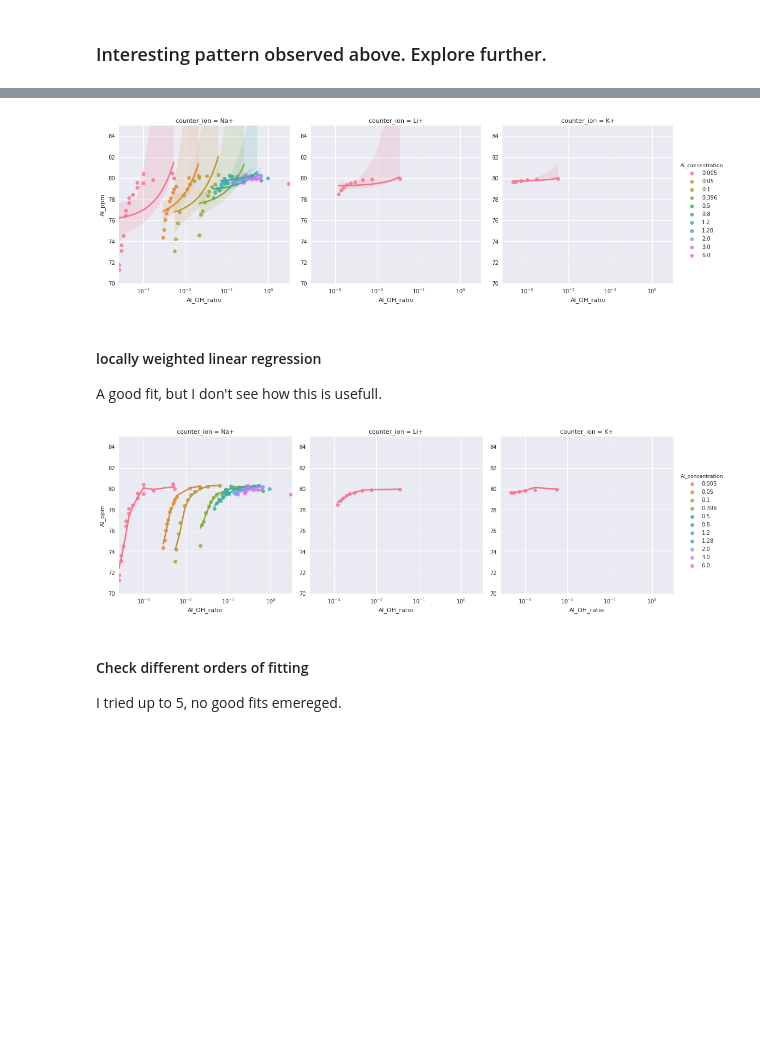
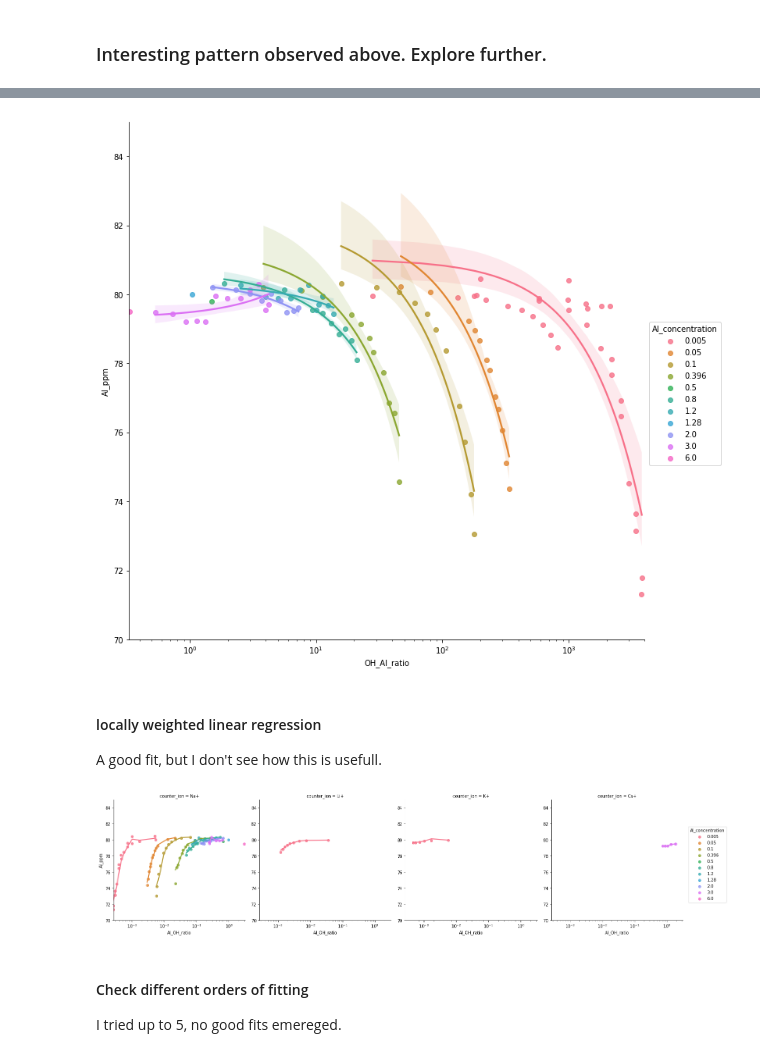
Before and after one commit to biggstd/pyluminate, a Jupyter notebook: notebooks/Al Review Figures.ipynb, the cells around one changed output, grey strips where cells are left out. Cells and saved outputs as stored; diff of their text form; code cells hidden in the pictures; blank space fills up the shorter version.

Commit message:
added plots

```diff
--- a/notebooks/Al Review Figures.ipynb
+++ b/notebooks/Al Review Figures.ipynb
@@ -13,7 +14,9 @@ import sys
 # %%
 # import the data collected
 # This data was organized on a google spreadsheet
-data_path = "/home/tylerbiggs/git/pyluminate/data/al_nmr_data.csv"
+# data_path = "/home/tylerbiggs/git/pyluminate/data/al_nmr_data.csv"
+data_path = r"C:\Users\Tyler\Documents\pyluminate/data/al_nmr_data.csv"
+
 AlNMRData = pd.read_csv(data_path)
 list(AlNMRData)
 # %% [output]
@@ -31,6 +34,7 @@ list(AlNMRData)
 #### Aluminum to Hydroxide concentration ratio
 # %%
 AlNMRData['Al_OH_ratio'] = AlNMRData["Al_concentration"] / AlNMRData["OH_concentration"]
+AlNMRData['OH_Al_ratio'] = AlNMRData["OH_concentration"] / AlNMRData["Al_concentration"]
 # %% [markdown]
 #### Creation of colormap columns
 # %%
@@ -100,20 +197,20 @@ plt.show()
 # %%
 g1 = sns.lmplot(
-    x="Al_OH_ratio",
+    x="OH_Al_ratio",
     y="Al_ppm",
     hue="Al_concentration",
     data=AlNMRData,
     truncate=True,
-    col="counter_ion",
+    size=10
+#     col="counter_ion",
 )
 g1.set(xscale="log")
-
 axes = g1.axes
 axes[0,0].set_ylim(70,85)
 axes[0,0].set_xlim(0,)
 plt.show()
 # %% [output]
-[figure, old version]
+[figure, new version]
 # %% [markdown]
 #### locally weighted linear regression
 A good fit, but I don't see how this is usefull.
@@ -134,7 +231,7 @@ axes[0,0].set_ylim(70,85)
 axes[0,0].set_xlim(0,)
 plt.show()
 # %% [output]
-[figure, old version]
+[figure, new version]
 # %% [markdown]
 #### Check different orders of fitting
 
```
Also changed, not shown: parts of 15 cells of this notebook.
